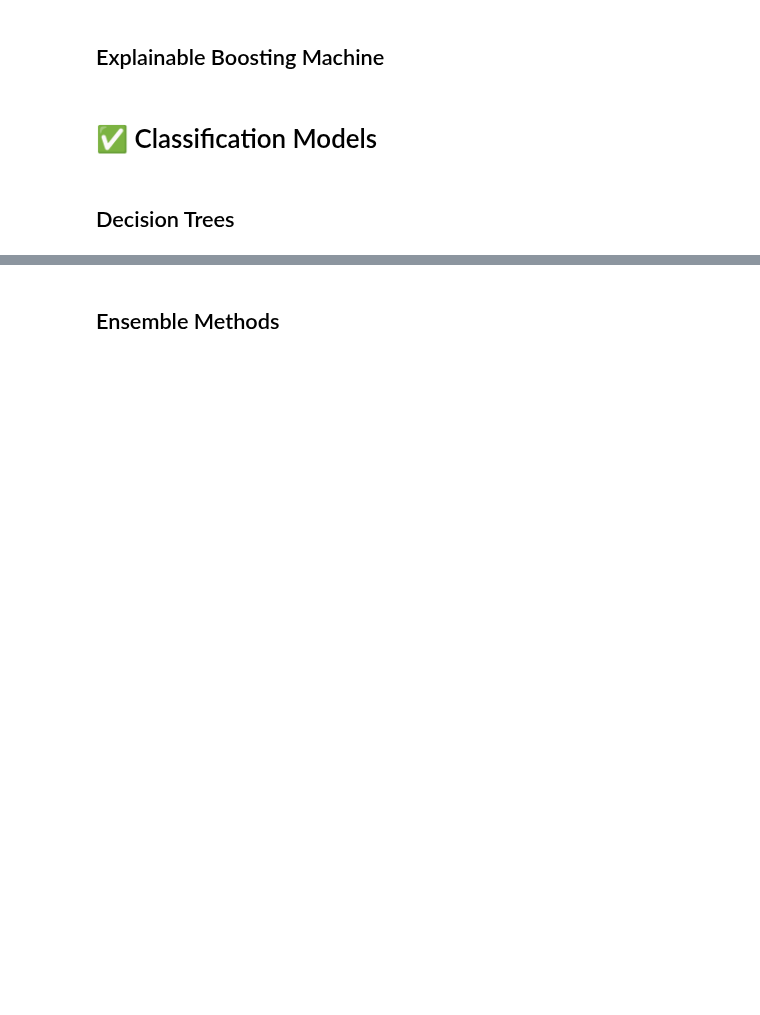
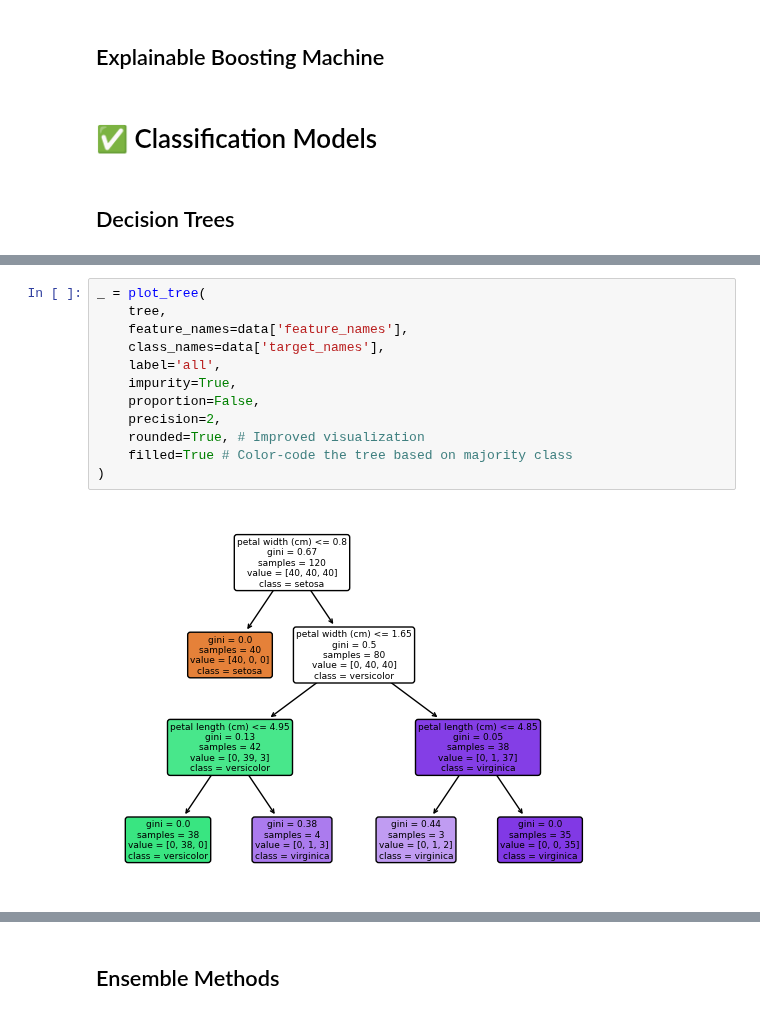
Before and after one commit to mahynski/chemometric-carpentry, a Jupyter notebook: notebooks/5_Machine_Learning_Models.ipynb, the cells around one changed output, grey strips where cells are left out. Saved outputs shown, nothing was run; the diff lists cells and outputs as text; blank space fills up the shorter version.

```diff
--- a/notebooks/5_Machine_Learning_Models.ipynb
+++ b/notebooks/5_Machine_Learning_Models.ipynb
@@ -39,0 +244,14 @@ Both
+# %%
+_ = plot_tree(
+    tree,
+    feature_names=data['feature_names'],
+    class_names=data['target_names'],
+    label='all',
+    impurity=True,
+    proportion=False,
+    precision=2,
+    rounded=True, # Improved visualization
+    filled=True # Color-code the tree based on majority class
+)
+# %% [output]
+[figure, added]
```
Also changed, not shown: parts of 32 cells of this notebook.
